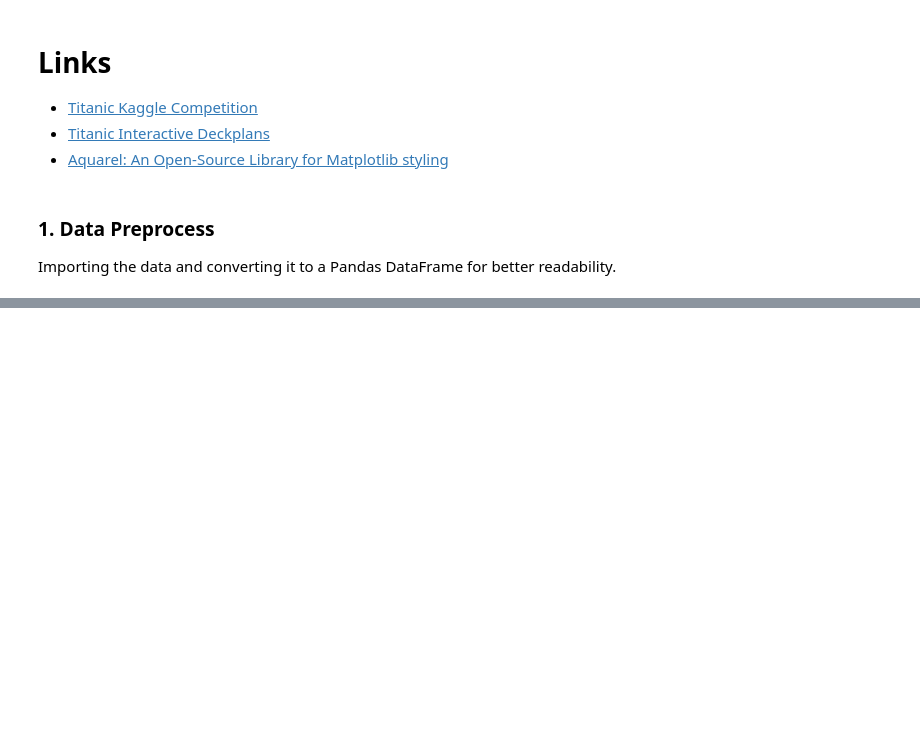
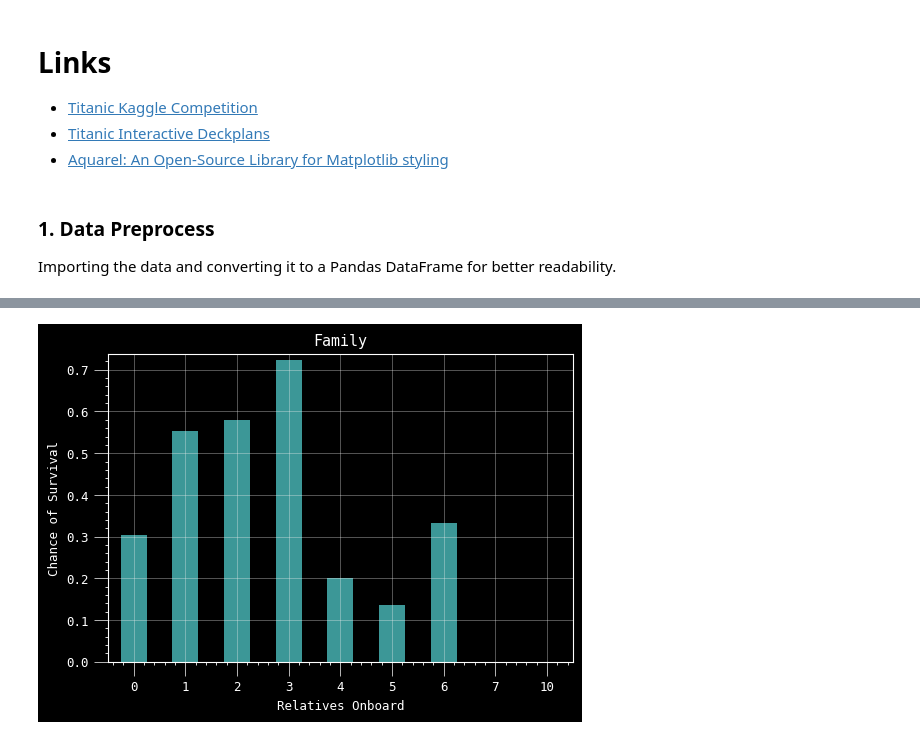
Before and after one commit to Homanloo/Titanic-Survival, a Jupyter notebook: Titanic.ipynb, the cells around one changed output, grey strips where cells are left out. Saved outputs shown, nothing was run; the diff lists cells and outputs as text; code cells hidden in the pictures; blank space fills up the shorter version.

```diff
--- a/Titanic.ipynb
+++ b/Titanic.ipynb
@@ -105,0 +129,14 @@ fig.savefig("Figures/demo.png", dpi=300)
+# %%
+grouped_family = df_train.groupby("Family")["Survived"]
+family_survival_rate = grouped_family.sum() / grouped_family.count()
+
+grouped_family_plot = family_survival_rate.plot(
+    kind="bar",
+    ylabel="Chance of Survival",
+    xlabel="Relatives Onboard",
+    title="Family",
+    rot=0,
+    figsize=(6, 4))
+plt.show(grouped_family_plot)
+# %% [output]
+[figure, added]
```
Also changed, not shown: parts of 12 cells of this notebook, 1 other file.
